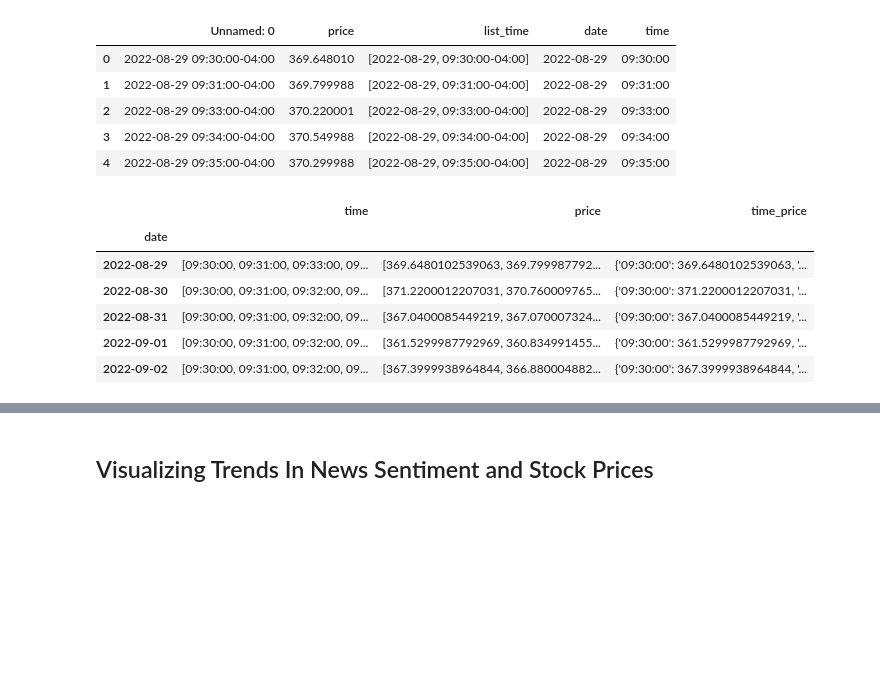
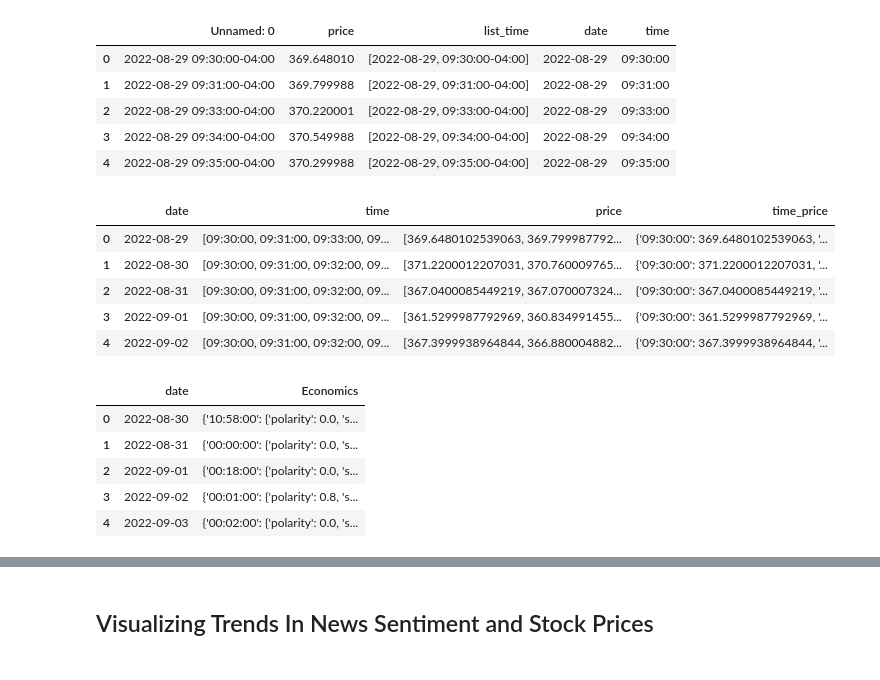
Before and after one commit to AndersonShroeder/Stock-Lstm, a Jupyter notebook: Short Run Prediction/analysis.ipynb, the cells around one changed output, grey strips where cells are left out. Cells and saved outputs as stored; diff of their text form; code cells hidden in the pictures; blank space fills up the shorter version.

```diff
--- a/Short Run Prediction/analysis.ipynb
+++ b/Short Run Prediction/analysis.ipynb
@@ -27,13 +27,24 @@ df2.head(5)
 # %%
 df2 = df2[['date', 'time', 'price']]
 df2 = df2.groupby('date').agg(list)
 df2['time_price'] = df2.apply(lambda row : dict(zip(row[0],row[1])), axis=1)
-df2.head(5)
+df2.reset_index(inplace=True)
+df2.head()
 # %% [output]
-|  | time | price | time_price |
-| date |  |  |  |
-| 2022-08-29 | [09:30:00, 09:31:00, 09:33:00, 09... | [369.6480102539063, 369.799987792... | {'09:30:00': 369.6480102539063, '... |
-| 2022-08-30 | [09:30:00, 09:31:00, 09:32:00, 09... | [371.2200012207031, 370.760009765... | {'09:30:00': 371.2200012207031, '... |
-| 2022-08-31 | [09:30:00, 09:31:00, 09:32:00, 09... | [367.0400085449219, 367.070007324... | {'09:30:00': 367.0400085449219, '... |
-| 2022-09-01 | [09:30:00, 09:31:00, 09:32:00, 09... | [361.5299987792969, 360.834991455... | {'09:30:00': 361.5299987792969, '... |
-| 2022-09-02 | [09:30:00, 09:31:00, 09:32:00, 09... | [367.3999938964844, 366.880004882... | {'09:30:00': 367.3999938964844, '... |
+|  | date | time | price | time_price |
+| 0 | 2022-08-29 | [09:30:00, 09:31:00, 09:33:00, 09... | [369.6480102539063, 369.799987792... | {'09:30:00': 369.6480102539063, '... |
+| 1 | 2022-08-30 | [09:30:00, 09:31:00, 09:32:00, 09... | [371.2200012207031, 370.760009765... | {'09:30:00': 371.2200012207031, '... |
+| 2 | 2022-08-31 | [09:30:00, 09:31:00, 09:32:00, 09... | [367.0400085449219, 367.070007324... | {'09:30:00': 367.0400085449219, '... |
+| 3 | 2022-09-01 | [09:30:00, 09:31:00, 09:32:00, 09... | [361.5299987792969, 360.834991455... | {'09:30:00': 361.5299987792969, '... |
+| 4 | 2022-09-02 | [09:30:00, 09:31:00, 09:32:00, 09... | [367.3999938964844, 366.880004882... | {'09:30:00': 367.3999938964844, '... |
+# %%
+df1.reset_index(inplace=True)
+df1.rename(columns={'index': 'date'}, inplace=True)
+df1.head()
+# %% [output]
+|  | date | Economics |
+| 0 | 2022-08-30 | {'10:58:00': {'polarity': 0.0, 's... |
+| 1 | 2022-08-31 | {'00:00:00': {'polarity': 0.0, 's... |
+| 2 | 2022-09-01 | {'00:18:00': {'polarity': 0.0, 's... |
+| 3 | 2022-09-02 | {'00:01:00': {'polarity': 0.8, 's... |
+| 4 | 2022-09-03 | {'00:02:00': {'polarity': 0.0, 's... |
```
Also changed, not shown: parts of 5 cells of this notebook, 1 other file.
